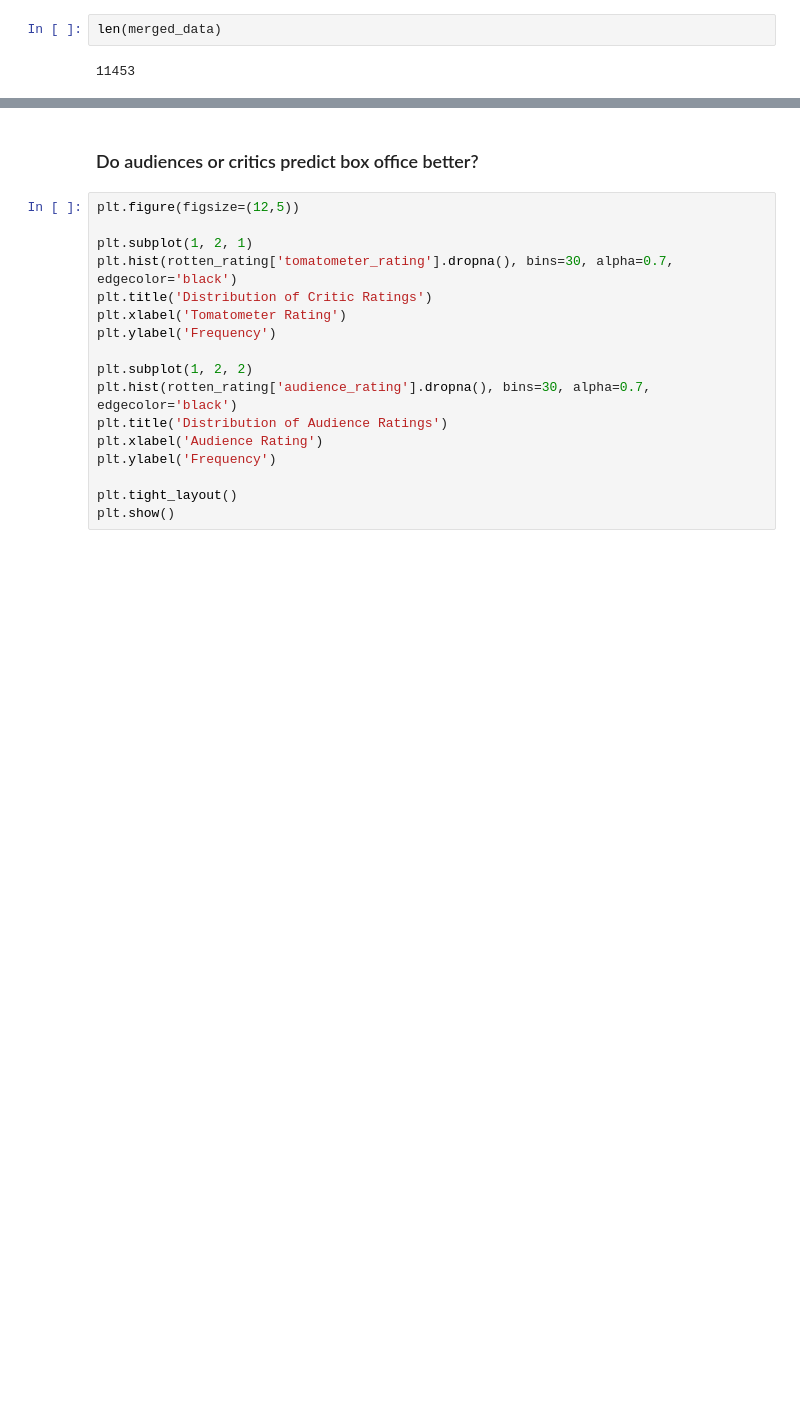
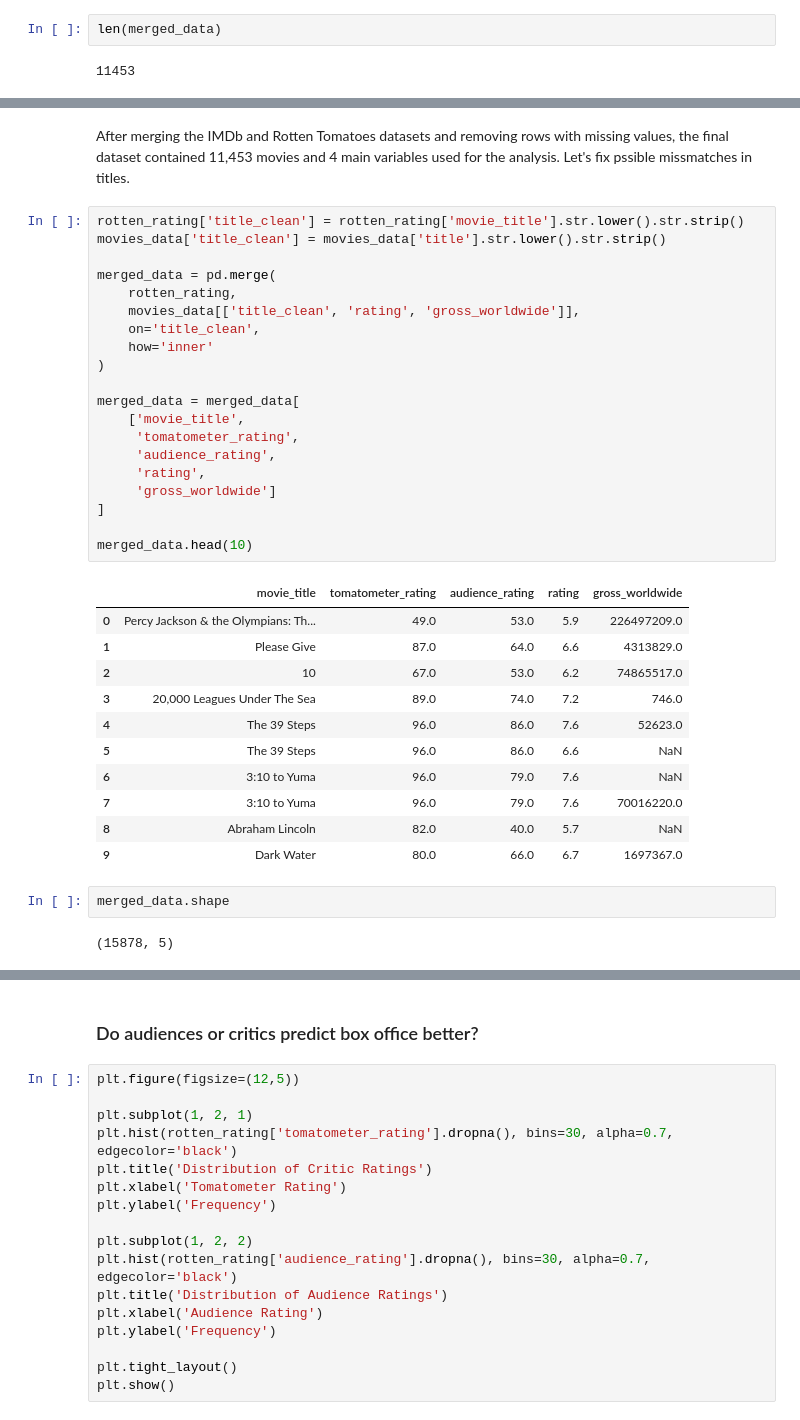
Before and after one commit to violina-www/data_science_26_project, a Jupyter notebook: Movies_Project.ipynb, the cells around one changed output, grey strips where cells are left out. Drawn from its saved outputs; the diff is of its cells as text; blank space fills up the shorter version.

```diff
--- a/Movies_Project.ipynb
+++ b/Movies_Project.ipynb
@@ -625,0 +636,39 @@ dtype: int64
+# %% [markdown]
+After merging the IMDb and Rotten Tomatoes datasets and removing rows with missing values, the final dataset contained 11,453 movies and 4 main variables used for the analysis.
+Let's fix pssible missmatches in titles.
+# %%
+rotten_rating['title_clean'] = rotten_rating['movie_title'].str.lower().str.strip()
+movies_data['title_clean'] = movies_data['title'].str.lower().str.strip()
+
+merged_data = pd.merge(
+    rotten_rating,
+    movies_data[['title_clean', 'rating', 'gross_worldwide']],
+    on='title_clean',
+    how='inner'
+)
+
+merged_data = merged_data[
+    ['movie_title',
+     'tomatometer_rating',
+     'audience_rating',
+     'rating',
+     'gross_worldwide']
+]
+
+merged_data.head(10)
+# %% [output]
+|  | movie_title | tomatometer_rating | audience_rating | rating | gross_worldwide |
+| 0 | Percy Jackson & the Olympians: Th... | 49.0 | 53.0 | 5.9 | 226497209.0 |
+| 1 | Please Give | 87.0 | 64.0 | 6.6 | 4313829.0 |
+| 2 | 10 | 67.0 | 53.0 | 6.2 | 74865517.0 |
+| 3 | 20,000 Leagues Under The Sea | 89.0 | 74.0 | 7.2 | 746.0 |
+| 4 | The 39 Steps | 96.0 | 86.0 | 7.6 | 52623.0 |
+| 5 | The 39 Steps | 96.0 | 86.0 | 6.6 | NaN |
+| 6 | 3:10 to Yuma | 96.0 | 79.0 | 7.6 | NaN |
+| 7 | 3:10 to Yuma | 96.0 | 79.0 | 7.6 | 70016220.0 |
+| 8 | Abraham Lincoln | 82.0 | 40.0 | 5.7 | NaN |
+| 9 | Dark Water | 80.0 | 66.0 | 6.7 | 1697367.0 |
+# %%
+merged_data.shape
+# %% [output]
+(15878, 5)
```
Also changed, not shown: parts of 8 cells of this notebook.
